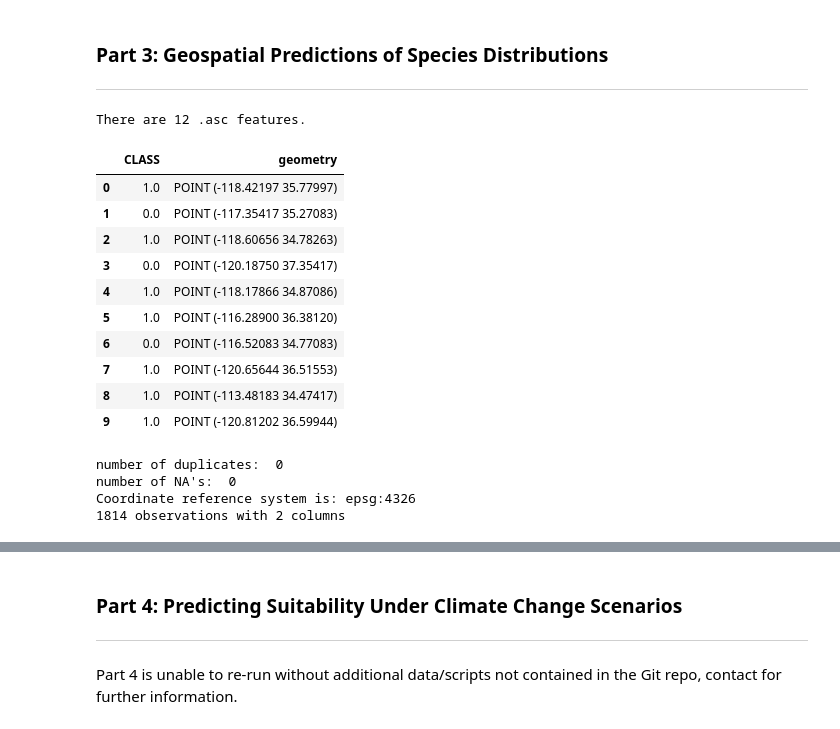
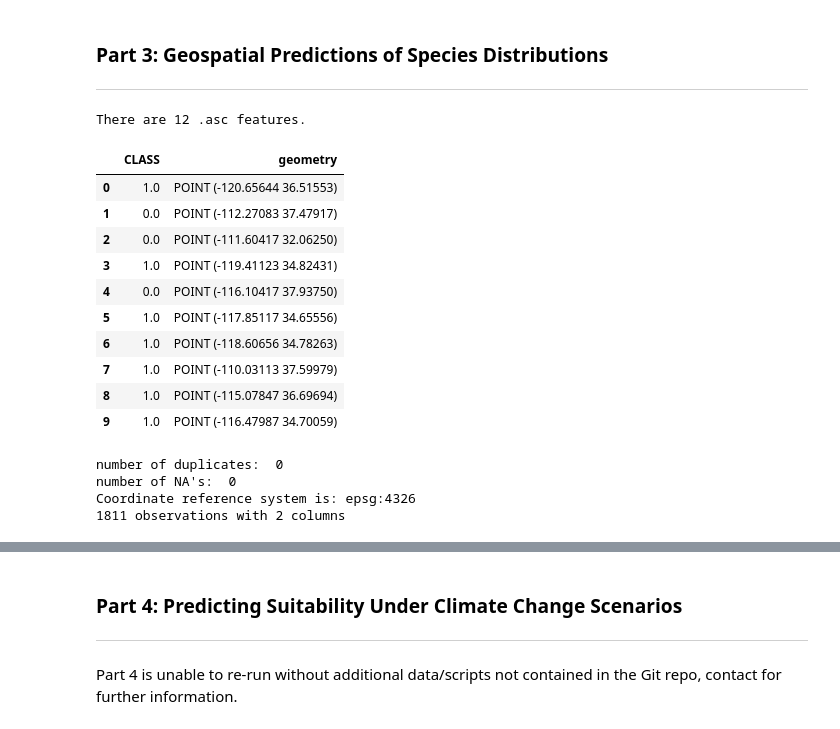
Before and after one commit to daniel-furman/ensemble-climate-projections, a Jupyter notebook: Comparing_MLs.ipynb, the cells around one changed output, grey strips where cells are left out. Drawn from its saved outputs; the diff is of its cells as text; code cells hidden in the pictures.

```diff
--- a/Comparing_MLs.ipynb
+++ b/Comparing_MLs.ipynb
@@ -95,32 +115,32 @@ from pyimpute import impute
 # %%
 import glob
 import geopandas as gpd
 import rasterio
 import matplotlib.pyplot as plt
 # grab features, see Appendix section 1 below for feature selection methods
 explanatory_rasters = ['bclim11', 'bclim12', 'bclim14', 'bclim15', 'bclim18',
                'bclim2', 'bclim3', 'bclim4', 'bclim6', 'bclim7', 'bclim8','bclim9']
 i = 0
 for f in explanatory_rasters:
-    explanatory_rasters[i] = ('data/train-rasters-2.5m/' + f + '.asc')
+    explanatory_rasters[i] = ('data_2.0/train-rasters-2.5m/' + f + '.asc')
     i = (i + 1)
 print('\nThere are', len(explanatory_rasters), '.asc features.') # check there are ten
 # grab shapefile containing 100% of the final presence/absence locations
-response_data = gpd.GeoDataFrame.from_file('data/geofile-xv-presences/xv.shp')
+response_data = gpd.GeoDataFrame.from_file('data_2.0/geofile-xv-presences/xv_two_step.shp')
 response_data.head(10) # check geopandas data
 # %% [output]
 There are 12 .asc features.
 |  | CLASS | geometry |
-| 0 | 1.0 | POINT (-118.42197 35.77997) |
-| 1 | 0.0 | POINT (-117.35417 35.27083) |
-| 2 | 1.0 | POINT (-118.60656 34.78263) |
-| 3 | 0.0 | POINT (-120.18750 37.35417) |
-| 4 | 1.0 | POINT (-118.17866 34.87086) |
-| 5 | 1.0 | POINT (-116.28900 36.38120) |
-| 6 | 0.0 | POINT (-116.52083 34.77083) |
-| 7 | 1.0 | POINT (-120.65644 36.51553) |
-| 8 | 1.0 | POINT (-113.48183 34.47417) |
-| 9 | 1.0 | POINT (-120.81202 36.59944) |
+| 0 | 1.0 | POINT (-120.65644 36.51553) |
+| 1 | 0.0 | POINT (-112.27083 37.47917) |
+| 2 | 0.0 | POINT (-111.60417 32.06250) |
+| 3 | 1.0 | POINT (-119.41123 34.82431) |
+| 4 | 0.0 | POINT (-116.10417 37.93750) |
+| 5 | 1.0 | POINT (-117.85117 34.65556) |
+| 6 | 1.0 | POINT (-118.60656 34.78263) |
+| 7 | 1.0 | POINT (-110.03113 37.59979) |
+| 8 | 1.0 | POINT (-115.07847 36.69694) |
+| 9 | 1.0 | POINT (-116.47987 34.70059) |
 # %%
 print("number of duplicates: ", response_data.duplicated(subset='geometry', keep='first').sum())
 print("number of NA's: ", response_data['geometry'].isna().sum())
@@ -130,4 +150,4 @@ print("{} observations with {} columns".format(*response_data.shape))
 number of duplicates:  0
 number of NA's:  0
 Coordinate reference system is: epsg:4326
-1814 observations with 2 columns
+1811 observations with 2 columns
```
Also changed, not shown: parts of 19 cells of this notebook, 2 other files.
